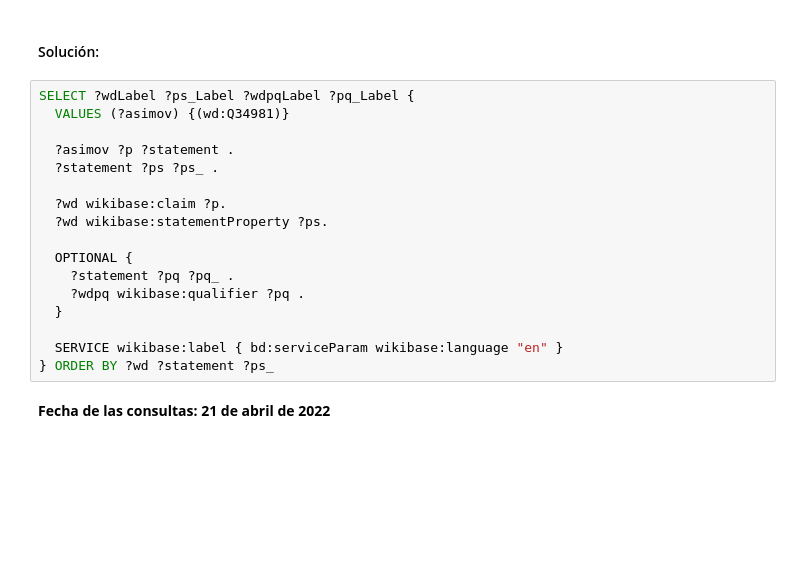
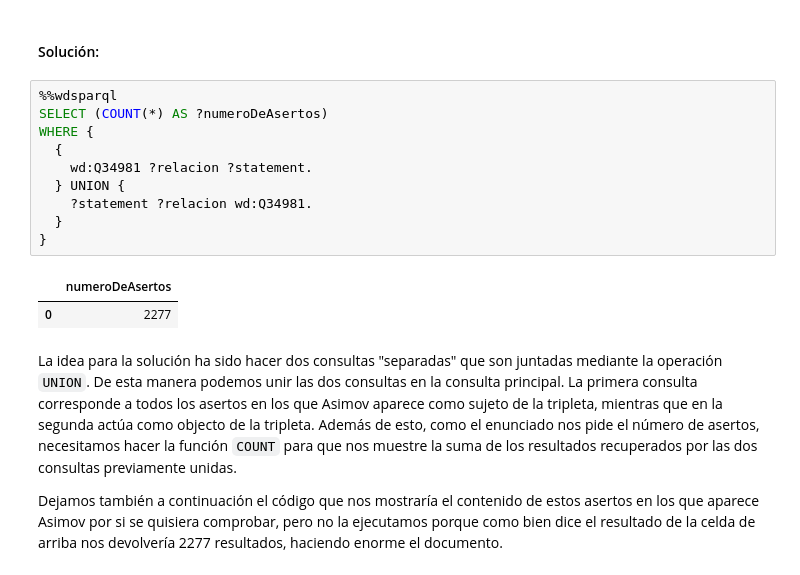
Before and after one commit to mario-sanz/IA2-Practicas, a Jupyter notebook: Lab3/P3-wikidata.ipynb, the cells around one changed output. Saved outputs shown, nothing was run; the diff lists cells and outputs as text; blank space fills up the shorter version.

```diff
--- a/Lab3/P3-wikidata.ipynb
+++ b/Lab3/P3-wikidata.ipynb
@@ -543,22 +553,20 @@ Sin embargo, si hacemos una consulta que nos diga los estudiantes de la Universi
 ¿Cuántos asertos hay sobre Asimov en Wikidata? Ten en cuenta que Asimov puede aparece tanto como sujeto como objeto de cada tripleta.
 # %% [markdown]
 #### Solución:
-# %%
-SELECT ?wdLabel ?ps_Label ?wdpqLabel ?pq_Label {
-  VALUES (?asimov) {(wd:Q34981)}
-
-  ?asimov ?p ?statement .
-  ?statement ?ps ?ps_ .
-
-  ?wd wikibase:claim ?p.
-  ?wd wikibase:statementProperty ?ps.
-
-  OPTIONAL {
-    ?statement ?pq ?pq_ .
-    ?wdpq wikibase:qualifier ?pq .
-  }
-
-  SERVICE wikibase:label { bd:serviceParam wikibase:language "en" }
-} ORDER BY ?wd ?statement ?ps_
-# %% [markdown]
-__Fecha de las consultas: 21 de abril de 2022__
+# %%
+%%wdsparql
+SELECT (COUNT(*) AS ?numeroDeAsertos)
+WHERE {
+  {
+    wd:Q34981 ?relacion ?statement.
+  } UNION {
+    ?statement ?relacion wd:Q34981.
+  }
+}
+# %% [output]
+|  | numeroDeAsertos |
+| 0 | 2277 |
+# %% [markdown]
+La idea para la solución ha sido hacer dos consultas "separadas" que son juntadas mediante la operación `UNION`. De esta manera podemos unir las dos consultas en la consulta principal. La primera consulta corresponde a todos los asertos en los que Asimov aparece como sujeto de la tripleta, mientras que en la segunda actúa como objecto de la tripleta. Además de esto, como el enunciado nos pide el número de asertos, necesitamos hacer la función `COUNT` para que nos muestre la suma de los resultados recuperados por las dos consultas previamente unidas.
+
+Dejamos también a continuación el código que nos mostraría el contenido de estos asertos en los que aparece Asimov por si se quisiera comprobar, pero no la ejecutamos porque como bien dice el resultado de la celda de arriba nos devolvería 2277 resultados, haciendo enorme el documento.
```
Also changed, not shown: parts of 17 cells of this notebook.
